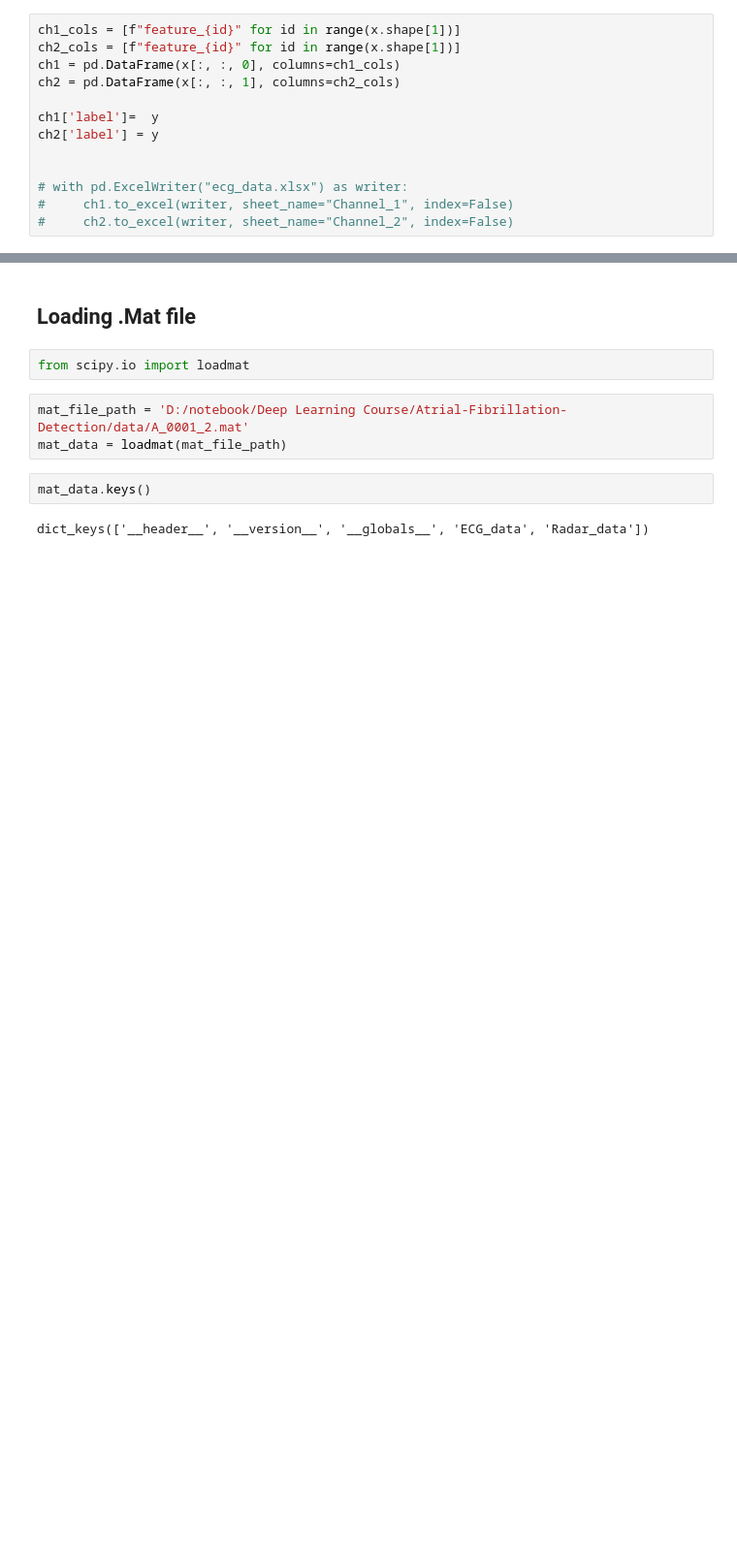
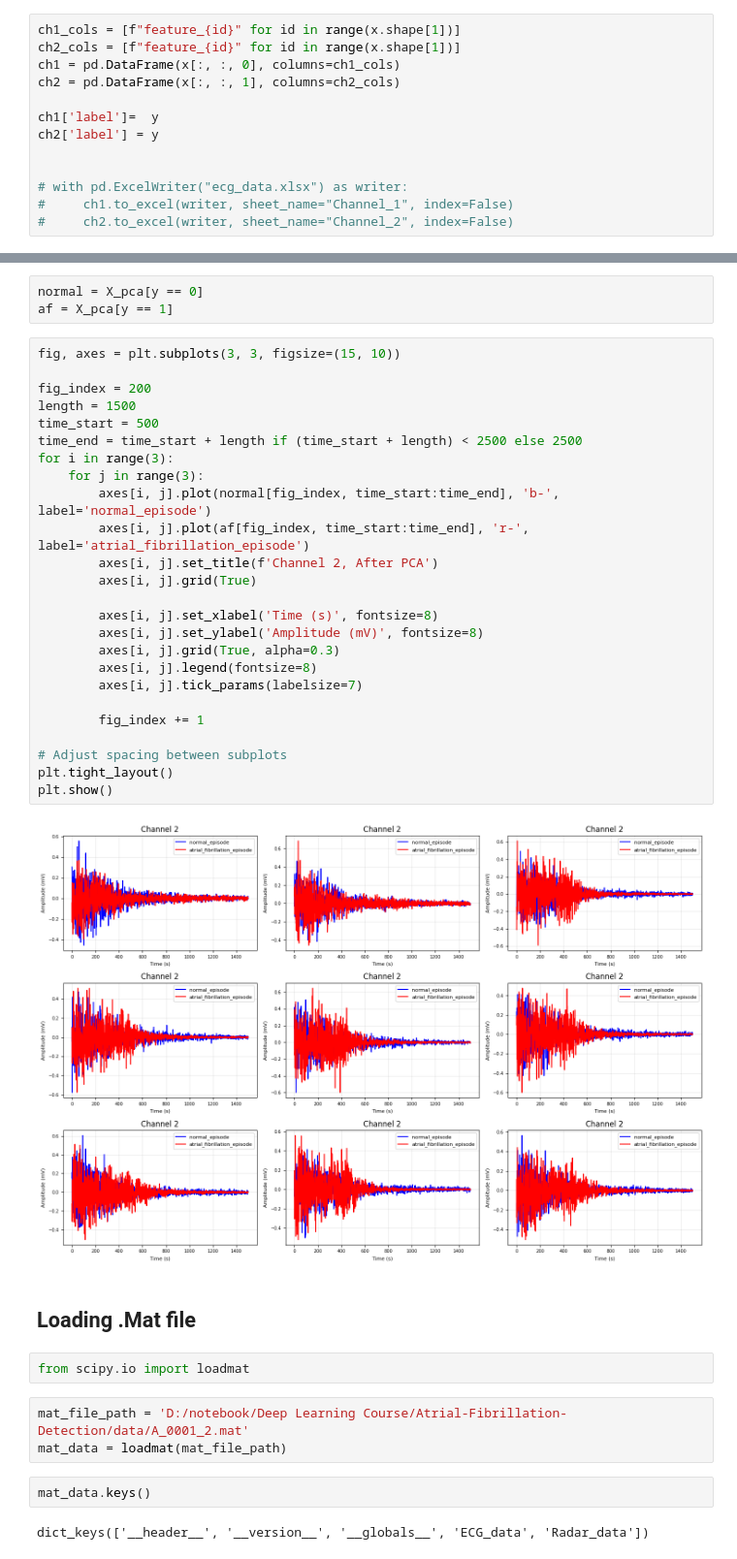
Before and after one commit to arafatshovon/deep_learning_course, a Jupyter notebook: data_reading.ipynb, the cells around one changed output, grey strips where cells are left out. Shown at 97% size. Saved outputs shown, nothing was run; the diff lists cells and outputs as text; blank space fills up the shorter version.

```diff
--- a/data_reading.ipynb
+++ b/data_reading.ipynb
@@ -294,3 +348,33 @@ plt.show()
+# %%
+normal = X_pca[y == 0]
+af = X_pca[y == 1]
+# %%
+fig, axes = plt.subplots(3, 3, figsize=(15, 10))
+
+fig_index = 200
+length = 1500
+time_start = 500
+time_end = time_start + length if (time_start + length) < 2500 else 2500
+for i in range(3):
+    for j in range(3):
+        axes[i, j].plot(normal[fig_index, time_start:time_end], 'b-', label='normal_episode')
+        axes[i, j].plot(af[fig_index, time_start:time_end], 'r-', label='atrial_fibrillation_episode')
+        axes[i, j].set_title(f'Channel 2, After PCA')
+        axes[i, j].grid(True)
+
+        axes[i, j].set_xlabel('Time (s)', fontsize=8)
+        axes[i, j].set_ylabel('Amplitude (mV)', fontsize=8)
+        axes[i, j].grid(True, alpha=0.3)
+        axes[i, j].legend(fontsize=8)
+        axes[i, j].tick_params(labelsize=7)
+
+        fig_index += 1
+
+# Adjust spacing between subplots
+plt.tight_layout()
+plt.show()
+# %% [output]
+[figure, added]
 # %% [markdown]
 <h2>Loading .Mat file </h2>
 # %%
```
Also changed, not shown: parts of 24 cells of this notebook.
